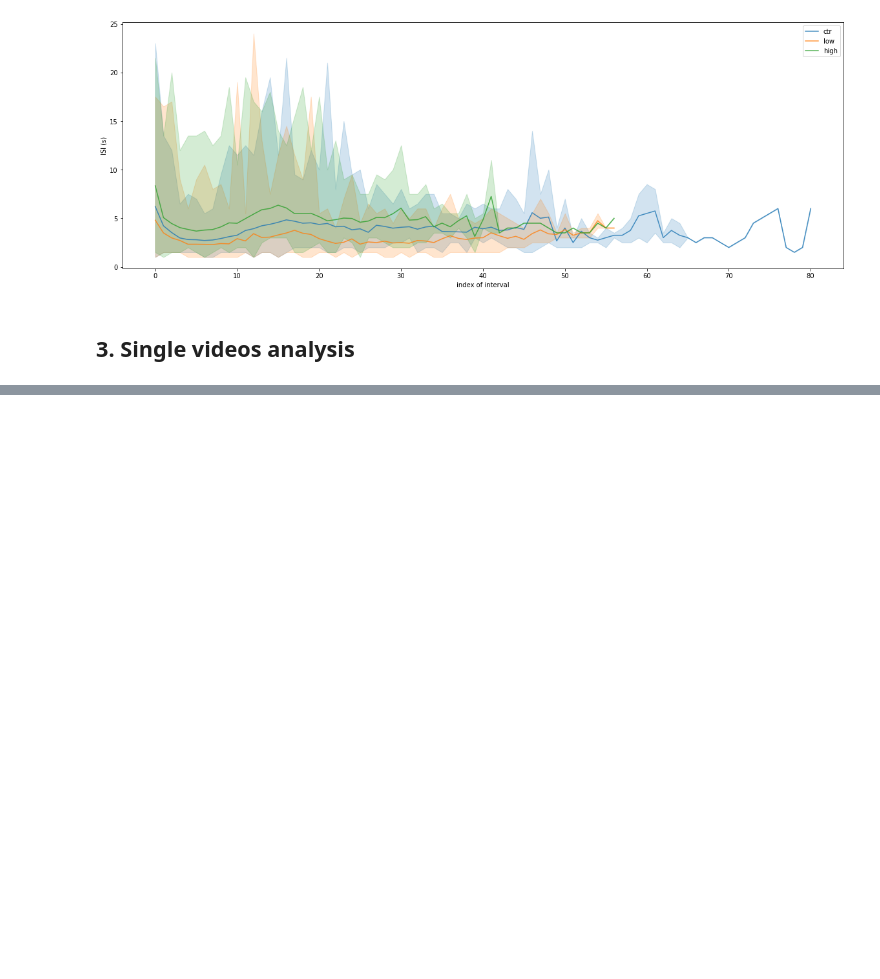
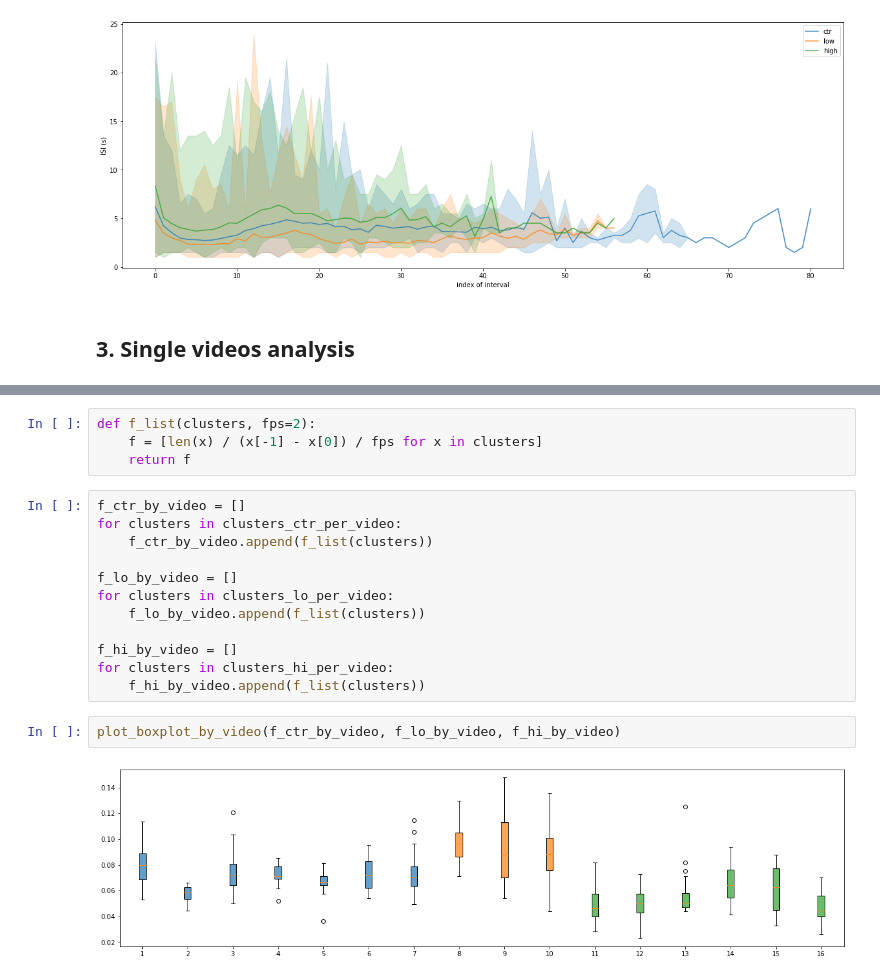
Before and after one commit to hengjiwang/hydranerv, a Jupyter notebook: hydranerv/data_analysis/analysis.ipynb, the cells around one changed output, grey strips where cells are left out. Saved outputs shown, nothing was run; the diff lists cells and outputs as text; blank space fills up the shorter version.

```diff
--- a/hydranerv/data_analysis/analysis.ipynb
+++ b/hydranerv/data_analysis/analysis.ipynb
@@ -200,0 +286,20 @@ plt.show()
+# %%
+def f_list(clusters, fps=2):
+    f = [len(x) / (x[-1] - x[0]) / fps for x in clusters]
+    return f
+# %%
+f_ctr_by_video = []
+for clusters in clusters_ctr_per_video:
+    f_ctr_by_video.append(f_list(clusters))
+
+f_lo_by_video = []
+for clusters in clusters_lo_per_video:
+    f_lo_by_video.append(f_list(clusters))
+
+f_hi_by_video = []
+for clusters in clusters_hi_per_video:
+    f_hi_by_video.append(f_list(clusters))
+# %%
+plot_boxplot_by_video(f_ctr_by_video, f_lo_by_video, f_hi_by_video)
+# %% [output]
+[figure, added]
```
Also changed, not shown: parts of 14 cells of this notebook, 10 other files.
